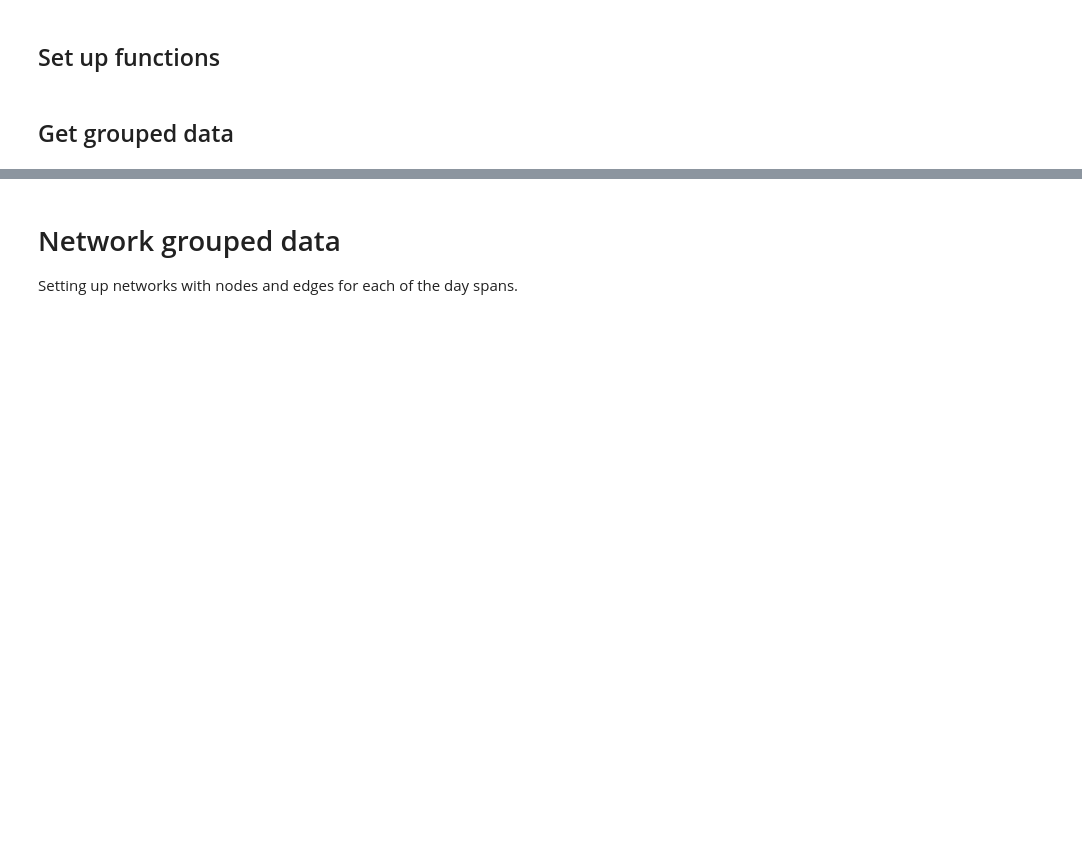
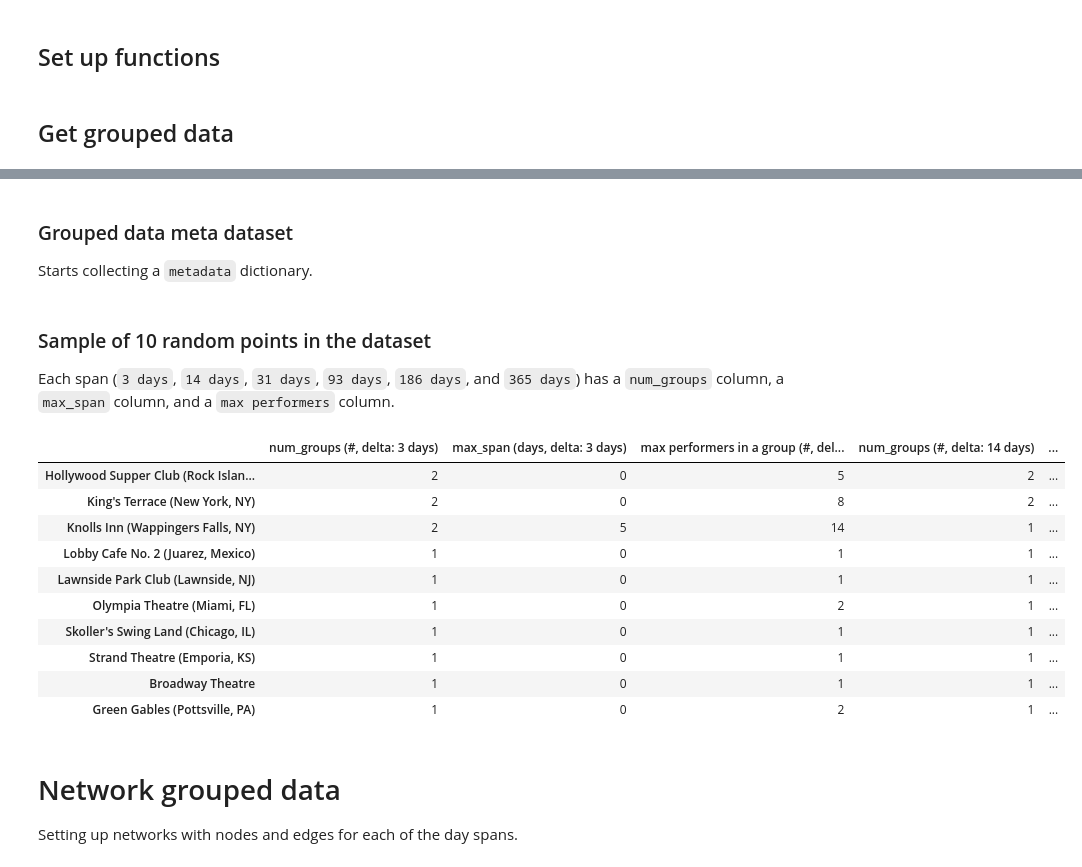
Before and after one commit to kallewesterling/drag-data-1930s, a Jupyter notebook: Co-occurrence data.ipynb, the cells around one changed output, grey strips where cells are left out. Saved outputs shown, nothing was run; the diff lists cells and outputs as text; code cells hidden in the pictures; blank space fills up the shorter version.

```diff
--- a/Co-occurrence data.ipynb
+++ b/Co-occurrence data.ipynb
@@ -246,7 +246,12 @@ See the caveats in the documentation: https://pandas.pydata.org/pandas-docs/stab
 ## Set up functions
 # %%
 def get_performers_who_were_there(df, where=None, when=[]):
-    # Returns a list of all the performers from any list of dates and venue
+    """Returns a list of all the performers from any list of dates and venue"""
+
+    """
+    How this function works:
+    get_performers_who_were_there(df, 'Band Box (Syracuse, NY)', ['1935-03-29', '1935-04-05', '1935-04-12', '1935-04-19'])
+    """
     if not isinstance(when, list):
         when = [when]
 
@@ -414,21 +419,9 @@ group_data_dict = get_group_data(df)
+# %% [markdown]
+### Grouped data meta dataset
+
+Starts collecting a `metadata` dictionary.
 # %%
-'''
-def get_performers_who_were_there__v1(df, where=None, when=[]):
-    # Returns a list of all the performers from any list of dates and venue
-    if not isinstance(when, list):
-        when = [when]
-
-    all_values = []
-    for when in when:
-        if isinstance(when, datetime.datetime):
-            when = when.strftime("%Y-%m-%d")
-
-        selected_rows = df[(df['Date'] == when) & (df['Venue'] == where)]
-
-        all_values.extend(selected_rows['Performer'])
-
-    return sorted(list(set(all_values)))
-
+metadata = {}
 
 df_grouped_dates = pd.DataFrame()
 
@@ -438,37 +431,46 @@ for venue, row in df.groupby('Venue'):
     d = {}
     for days in [3, 14, 31, 93, 186, 365]:
         all_dates = list(set(row.Date))
         #print(venue, all_dates)
         grouped_dates = group_dates(all_dates, delta=datetime.timedelta(days=days))
         max_span = 0
         max_performers_in_date_group = 0
         for date_group in grouped_dates:
             venue_span_data[str(date_group)] = {}
             performers_in_date_group = []
             last_day_in_date_group = max([datetime.datetime.strptime(x, '%Y-%m-%d') for x in date_group])
             first_day_in_date_group = min([datetime.datetime.strptime(x, '%Y-%m-%d') for x in date_group])
             datespan = (last_day_in_date_group - first_day_in_date_group).days
             if datespan > max_span:
                 max_span = datespan
-            for performer in [get_performers_who_were_there__v1(df, where=venue, when=x) for x in date_group]:
+            for performer in [get_performers_who_were_there(df, where=venue, when=x) for x in date_group]:
                 performers_in_date_group.extend(performer)
             performers_in_date_group = list(set(performers_in_date_group))
             if len(performers_in_date_group) > max_performers_in_date_group:
                 max_performers_in_date_group = len(performers_in_date_group)
             # print(venue, first_day_in_date_group, last_day_in_date_group, performers_in_date_group)
         d[f'num_groups (#, delta: {days} days)'] = len(grouped_dates)
         d[f'max_span (days, delta: {days} days)'] = max_span
         d[f'max performers in a group (#, delta: {days} days)'] = max_performers_in_date_group
     s = pd.Series(d, name=venue)
     df_grouped_dates = df_grouped_dates.append(s)
     dtype = {key: int for key in list(d.keys())}
     df_grouped_dates = df_grouped_dates.astype(dtype)
 
-# This is just an example of how you'd find who was at any given venue (`where`) at any given `[list of dates]`:
-get_performers_who_were_there(df, 'Band Box (Syracuse, NY)', ['1935-03-29', '1935-04-05', '1935-04-12', '1935-04-19'])
-
 display(Markdown('### Sample of 10 random points in the dataset\n\nEach span (`3 days`, `14 days`, `31 days`, `93 days`, `186 days`, and `365 days`) has a `num_groups` column, a `max_span` column, and a `max performers` column.'))
 df_grouped_dates[list(d.keys())].sample(10).sort_values('num_groups (#, delta: 3 days)', ascending=False)
-
-'''
-pass
+# %% [output]
+### Sample of 10 random points in the dataset
+
+Each span (`3 days`, `14 days`, `31 days`, `93 days`, `186 days`, and `365 days`) has a `num_groups` column, a `max_span` column, and a `max performers` column.
+|  | num_groups (#, delta: 3 days) | max_span (days, delta: 3 days) | max performers in a group (#, del... | num_groups (#, delta: 14 days) | ... |
+| Hollywood Supper Club (Rock Islan... | 2 | 0 | 5 | 2 | ... |
+| King's Terrace (New York, NY) | 2 | 0 | 8 | 2 | ... |
+| Knolls Inn (Wappingers Falls, NY) | 2 | 5 | 14 | 1 | ... |
+| Lobby Cafe No. 2 (Juarez, Mexico) | 1 | 0 | 1 | 1 | ... |
+| Lawnside Park Club (Lawnside, NJ) | 1 | 0 | 1 | 1 | ... |
+| Olympia Theatre (Miami, FL) | 1 | 0 | 2 | 1 | ... |
+| Skoller's Swing Land (Chicago, IL) | 1 | 0 | 1 | 1 | ... |
+| Strand Theatre (Emporia, KS) | 1 | 0 | 1 | 1 | ... |
+| Broadway Theatre | 1 | 0 | 1 | 1 | ... |
+| Green Gables (Pottsville, PA) | 1 | 0 | 2 | 1 | ... |
```
Also changed, not shown: parts of 14 cells of this notebook.
